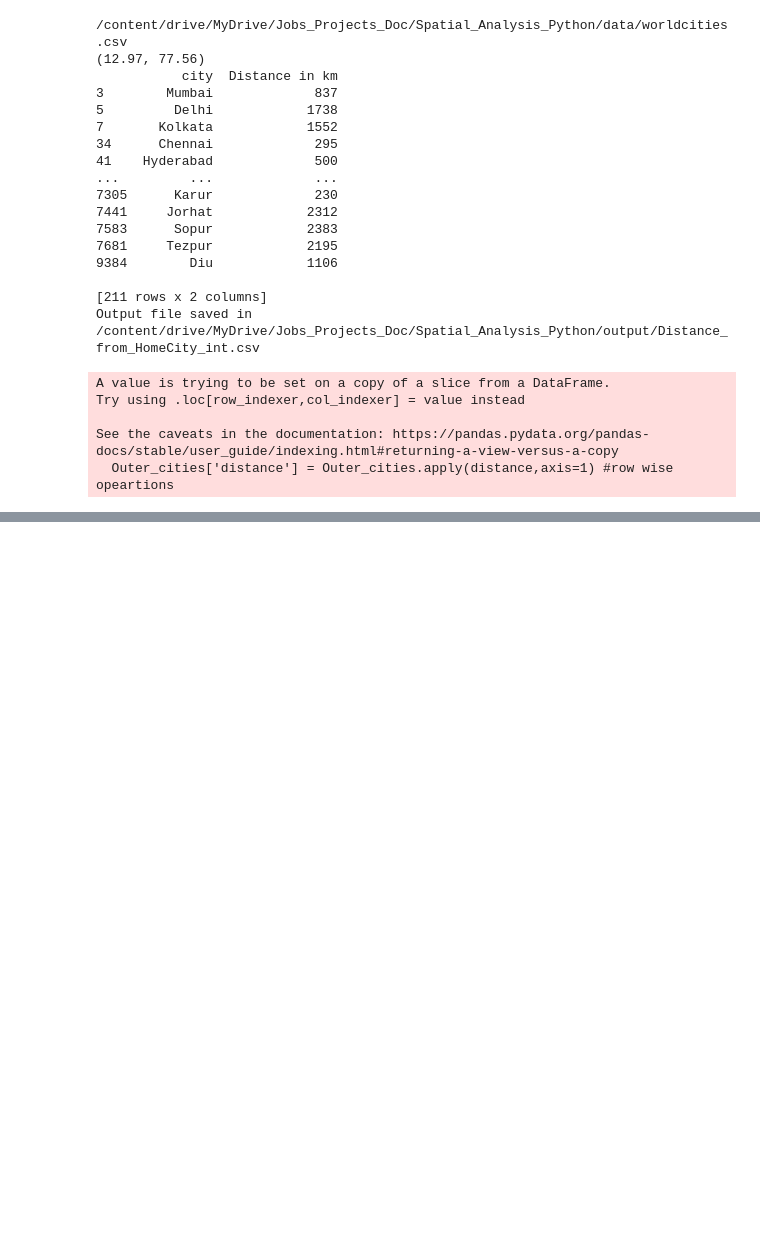
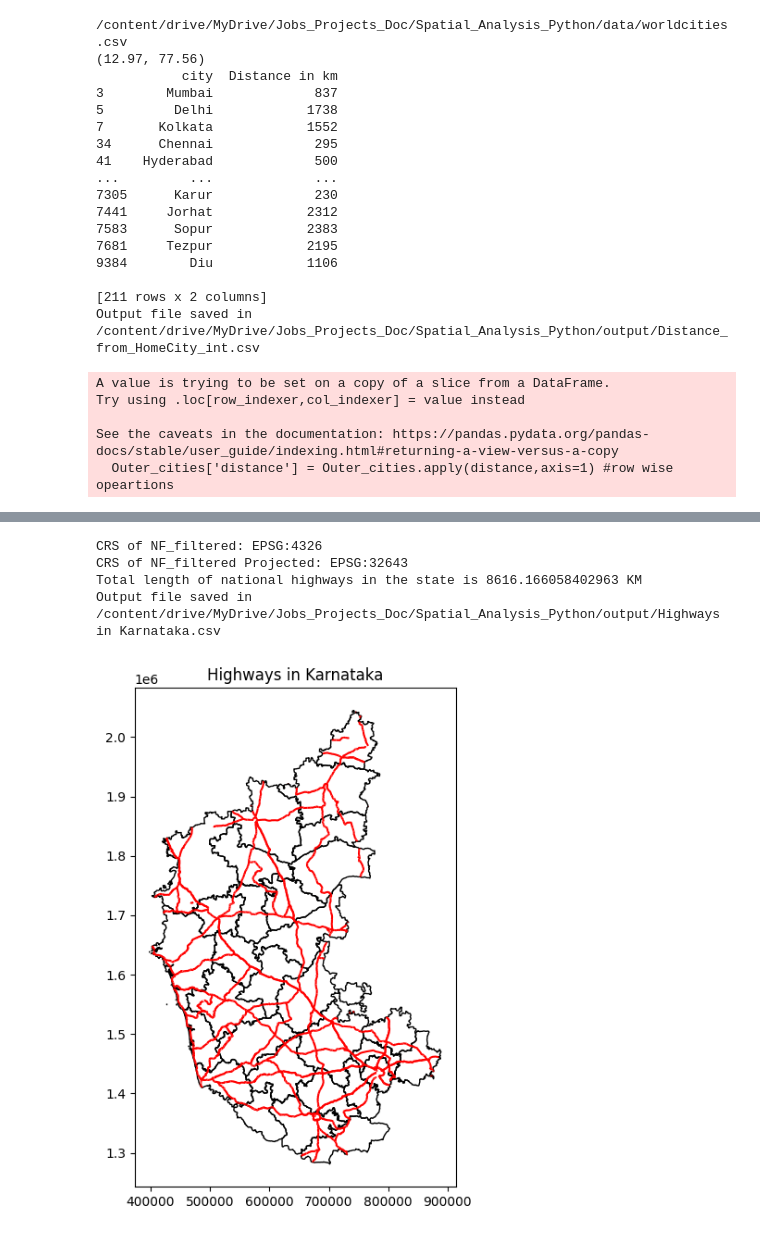
Before and after one commit to suchitra2020180/RS_GIS_Python, a Jupyter notebook: Python_Foundation_for_Spatial_Analysis.ipynb, the cells around one changed output, grey strips where cells are left out. Saved outputs shown, nothing was run; the diff lists cells and outputs as text; code cells hidden in the pictures; blank space fills up the shorter version.

```diff
--- a/Python_Foundation_for_Spatial_Analysis.ipynb
+++ b/Python_Foundation_for_Spatial_Analysis.ipynb
@@ -2612,0 +2947,67 @@ See the caveats in the documentation: https://pandas.pydata.org/pandas-docs/stab
+# %%
+import matplotlib.pyplot as plt
+
+data_folder_path='/content/drive/MyDrive/Jobs_Projects_Doc/Spatial_Analysis_Python/data'
+data_file='karnataka.gpkg'
+data_file_path=os.path.join(data_folder_path,data_file)
+
+#Step1: Highways
+roads_gdf=gpd.read_file(data_file_path,layer='karnataka_major_roads')
+roads_gdf
+roads_gdf.geometry
+roads_gdf.crs
+
+# To get the national highway roads, use ref column where the value starts with NH
+NH_filtered=roads_gdf[roads_gdf['ref'].str.match('^NH')==True]
+NH_filtered
+print('CRS of NF_filtered:',NH_filtered.crs)
+#Now we have National highways. To calculate the length of the roads, crs should in meters ('EPSG:32643')
+NH_filtered_reprojected = NH_filtered.to_crs('EPSG:32643')
+print('CRS of NF_filtered Projected:',NH_filtered_projected.crs)
+# Get length of each highway. Create a column called length (units in m). Convert to a whole number
+NH_filtered_reprojected['length_km']=NH_filtered_reprojected['geometry'].length/1000  ## meters to km
+
+#Calculate the total length of each highway
+total_lengths=NH_filtered_reprojected['length_km'].sum()
+print('Total length of national highways in the state is {} KM'.format(total_lengths))
+
+#Step2: Districts in Karnataka
+#Now work with districts in Karnataka
+districts_gdf = gpd.read_file(data_file_path, layer='karnataka_districts')
+districts_gdf
+districts_gdf_reprojected=districts_gdf.to_crs('EPSG:32643')
+
+joined_df=gpd.sjoin(NH_filtered_reprojected,districts_gdf_reprojected, how='left',predicate='intersects')  #It will intersect the lines based on spatial geometry
+#print(joined_df)
+joined_df
+#Calculate the length of highways in each district
+district_wise_roads=(joined_df.groupby('DISTRICT')['length_km'].sum()).astype(int) #units in km
+#district_wise_roads=district_wise_roads.rename(columns={'length':'Highway_length_km'})
+district_wise_roads
+
+#Sort the cities based on highway length in descreasing order
+district_wise_roads.sort_values(ascending=False)
+
+#Save the file in csv file
+output_file= 'Highways in Karnataka.csv'
+output_folder='/content/drive/MyDrive/Jobs_Projects_Doc/Spatial_Analysis_Python/output'
+output_file_path=os.path.join(output_folder,output_file)
+district_wise_roads.to_csv(output_file_path)
+print(f'Output file saved in {output_file_path}')
+
+#Displaying the roads on District
+fig,ax=plt.subplots(1,1)
+fig.set_size_inches(7,7)
+districts_gdf_reprojected.plot(ax=ax,facecolor='None')
+NH_filtered_reprojected.plot(ax=ax,color='red')
+ax.set_title('Highways in Karnataka')
+output_file_path=os.path.join(output_folder,'Highways in Karnataka.png')
+plt.savefig(output_file_path)
+plt.show()
+#Now we have 2 data frames ie., roads_gdf and districts_gdf
+# %% [output]
+CRS of NF_filtered: EPSG:4326
+CRS of NF_filtered Projected: EPSG:32643
+Total length of national highways in the state is 8616.166058402963 KM
+Output file saved in /content/drive/MyDrive/Jobs_Projects_Doc/Spatial_Analysis_Python/output/Highways in Karnataka.csv
+[figure, added]
```
Also changed, not shown: parts of 108 cells of this notebook.
